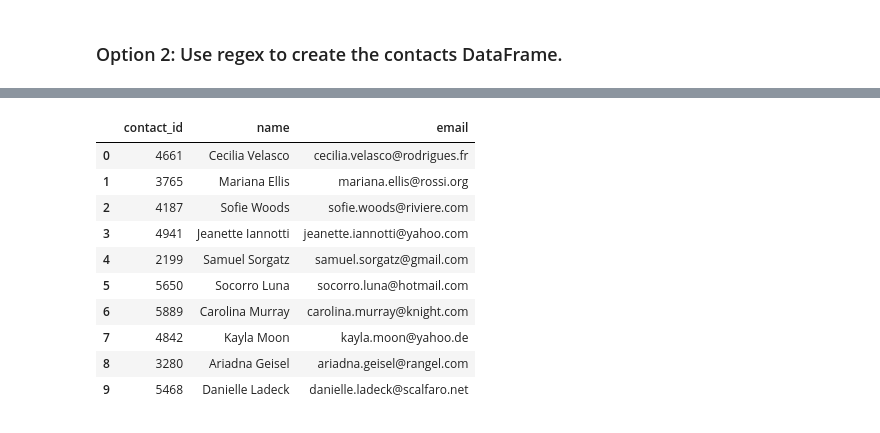
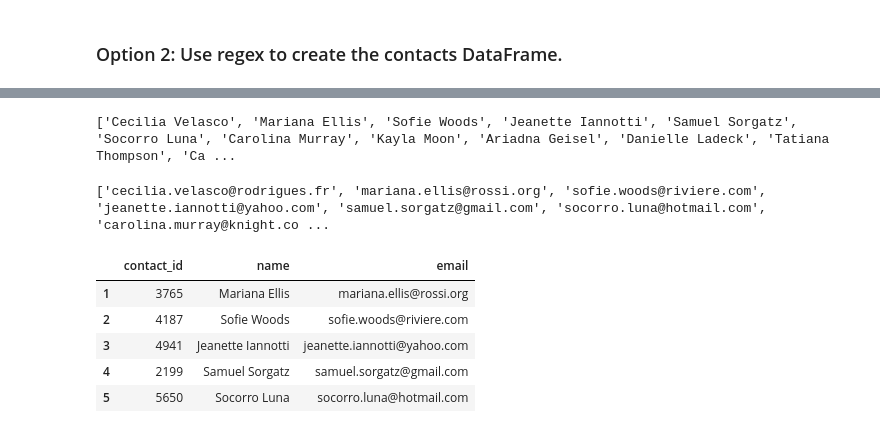
Before and after one commit to anderoos/Crowdfunding-ETL, a Jupyter notebook: ETL_Mini_Project_ACheng_RGajjar.ipynb, the cells around one changed output, grey strips where cells are left out. Saved outputs shown, nothing was run; the diff lists cells and outputs as text; code cells hidden in the pictures.

```diff
--- a/ETL_Mini_Project_ACheng_RGajjar.ipynb
+++ b/ETL_Mini_Project_ACheng_RGajjar.ipynb
@@ -462,0 +474,3 @@ contact_info_df_copy.head()
+# %%
+# Drop first row
+contact_info_df_op2.drop(0, inplace=True)
@@ -515,16 +505,56 @@ memory usage: 15.8+ KB
+# %%
+# Extract the name of the contact and add it to a new column.
+# Create List
+names_list = []
+# Iterate through rows
+for _, row in contact_info_df_op2.iterrows():
+    # match anything starting with "name": ", start capture of any character after, ending with "
+    match = re.findall('"name": "([^"]*)', row[0])[0]
+    # append to list
+    names_list.append(match)
+
+print(names_list)
+# %% [output]
+['Cecilia Velasco', 'Mariana Ellis', 'Sofie Woods', 'Jeanette Iannotti', 'Samuel Sorgatz', 'Socorro Luna', 'Carolina Murray', 'Kayla Moon', 'Ariadna Geisel', 'Danielle Ladeck', 'Tatiana Thompson', 'Ca ...
+# %%
+# Extract the email from the contacts and add the values to a new column.
+email_list = []
+# Iterate through rows
+for _, row in contact_info_df_op2.iterrows():
+    # match anything starting with "name": ", start capture of any character after, ending with "
+    match = re.findall('"email": "([^"]*)', row[0])[0]
+    # append to list
+    email_list.append(match)
+
+print(email_list)
+# %% [output]
+['cecilia.velasco@rodrigues.fr', 'mariana.ellis@rossi.org', 'sofie.woods@riviere.com', 'jeanette.iannotti@yahoo.com', 'samuel.sorgatz@gmail.com', 'socorro.luna@hotmail.com', 'carolina.murray@knight.co ...
+# %%
+# Convert all lists to pd series and concat onto dataframe
+contact_ids_series = pd.Series(contact_ids)
+names_list_series = pd.Series(names_list)
+email_list_series = pd.Series(email_list)
+# Concat
+contact_info_df_op2 = pd.concat([contact_info_df_op2, contact_ids_series, names_list_series, email_list_series], axis=1)
+
+# Rename columns
+column_labels = ['raw', 'contact_id', 'name', 'email']
+contact_info_df_op2.columns = column_labels
+
+# Drop raw data
+contact_info_df_op2.drop('raw', inplace=True, axis=1)
+
+# Preview
+contact_info_df_op2.head()
+# %% [output]
+|  | contact_id | name | email |
+| 1 | 3765 | Mariana Ellis | mariana.ellis@rossi.org |
+| 2 | 4187 | Sofie Woods | sofie.woods@riviere.com |
+| 3 | 4941 | Jeanette Iannotti | jeanette.iannotti@yahoo.com |
+| 4 | 2199 | Samuel Sorgatz | samuel.sorgatz@gmail.com |
+| 5 | 5650 | Socorro Luna | socorro.luna@hotmail.com |
 # %%
 # Create a copy of the contact_info_df with the 'contact_id', 'name', 'email' columns.
+contact_info_df_op2_copy = contact_info_df_op2.copy()
-# %% [output]
-|  | contact_id | name | email |
-| 0 | 4661 | Cecilia Velasco | cecilia.velasco@rodrigues.fr |
-| 1 | 3765 | Mariana Ellis | mariana.ellis@rossi.org |
-| 2 | 4187 | Sofie Woods | sofie.woods@riviere.com |
-| 3 | 4941 | Jeanette Iannotti | jeanette.iannotti@yahoo.com |
-| 4 | 2199 | Samuel Sorgatz | samuel.sorgatz@gmail.com |
-| 5 | 5650 | Socorro Luna | socorro.luna@hotmail.com |
-| 6 | 5889 | Carolina Murray | carolina.murray@knight.com |
-| 7 | 4842 | Kayla Moon | kayla.moon@yahoo.de |
-| 8 | 3280 | Ariadna Geisel | ariadna.geisel@rangel.com |
-| 9 | 5468 | Danielle Ladeck | danielle.ladeck@scalfaro.net |
 # %%
 # Create a "first"name" and "last_name" column with the first and last names from the "name" column.
```
Also changed, not shown: parts of 20 cells of this notebook, 2 other files.
